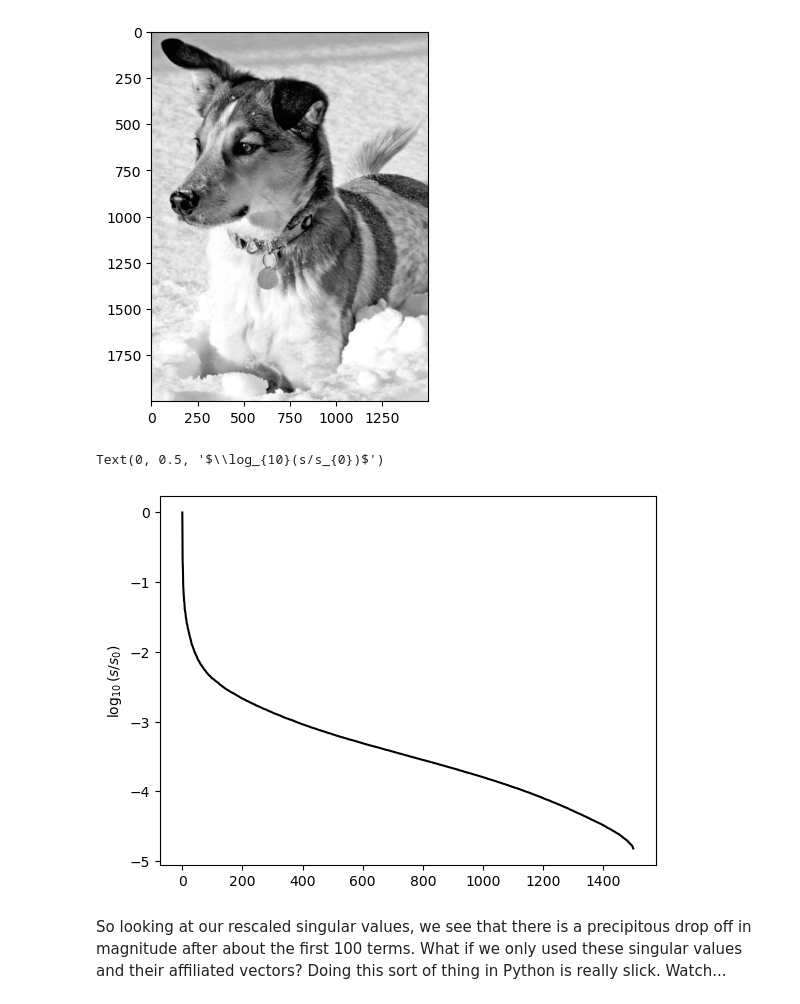
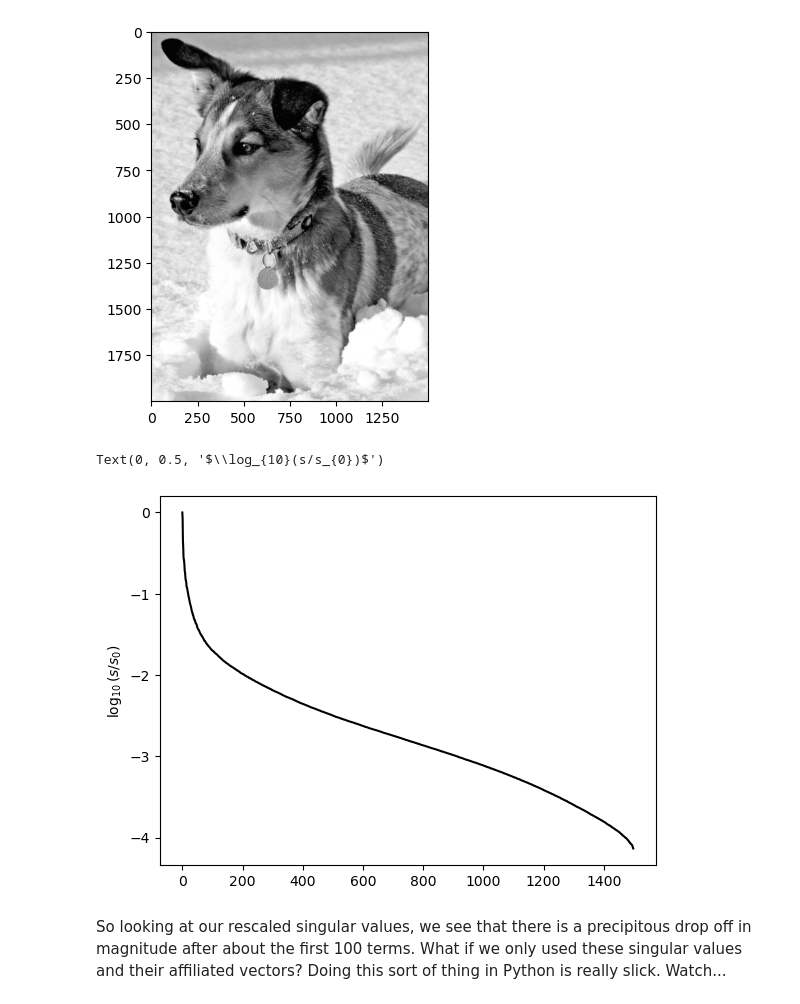
Before and after one commit to cwcurtis/MATH-596-Mathematical-Data-Science, a Jupyter notebook: Lecture_Notes/SVD_and_Image_Analysis.ipynb, the cells around one changed output. Saved outputs shown, nothing was run; the diff lists cells and outputs as text; code cells hidden in the pictures.

```diff
--- a/Lecture_Notes/SVD_and_Image_Analysis.ipynb
+++ b/Lecture_Notes/SVD_and_Image_Analysis.ipynb
@@ -44,16 +44,18 @@ plt.imshow(dog_grayscale, cmap=plt.cm.gray)
 [figure]
 # %%
 # Compute the SVD of the grayscale dog image
-u, s, vh = np.linalg.svd(dog_grayscale, full_matrices=False)
+average_dog = np.tile(np.mean(dog_grayscale, axis=1).reshape((-1, 1)),(1,dog_grayscale.shape[1]))
+zero_average_dog = dog_grayscale - average_dog
+u, s, vh = np.linalg.svd(zero_average_dog, full_matrices=False)
 # %%
 # Analyze singular values
 smax = s[0]
 s_log_scaled = np.ma.log10(s/smax)
-plt.plot(s_log_scaled, color='k')
+plt.plot(s_log_scaled[:-1], color='k')
 plt.ylabel(r"$\log_{10}(s/s_{0})$")
 # %% [output]
 Text(0, 0.5, '$\\log_{10}(s/s_{0})$')
-[figure, old version]
+[figure, new version]
 # %% [markdown]
 So looking at our rescaled singular values, we see that there is a precipitous drop off in magnitude after about the first 100 terms.  What if we only used these singular values and their affiliated vectors?  Doing this sort of thing in Python is really slick.  Watch...
 # %%
```
Also changed, not shown: parts of 4 cells of this notebook, 1 other file.
